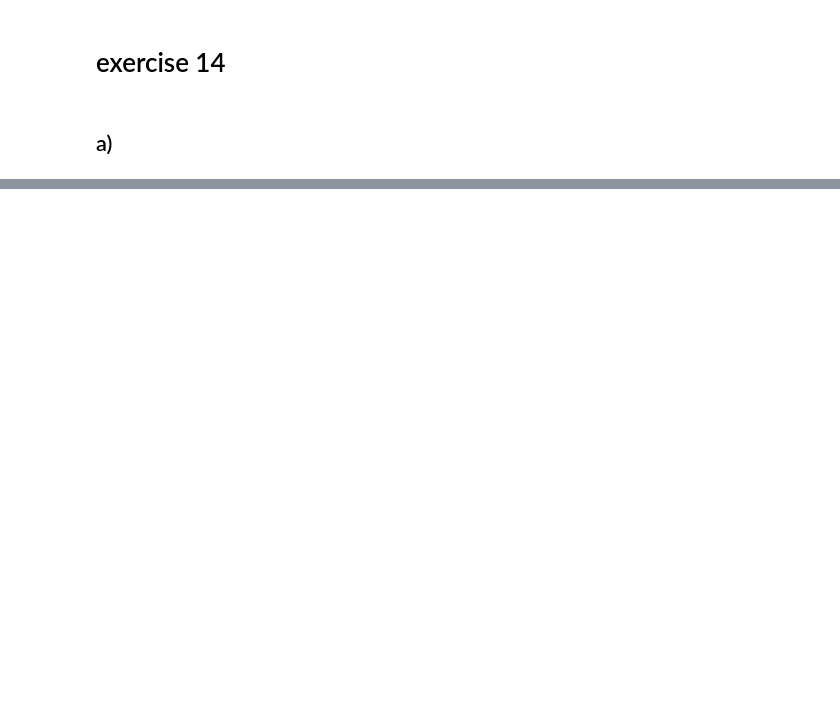
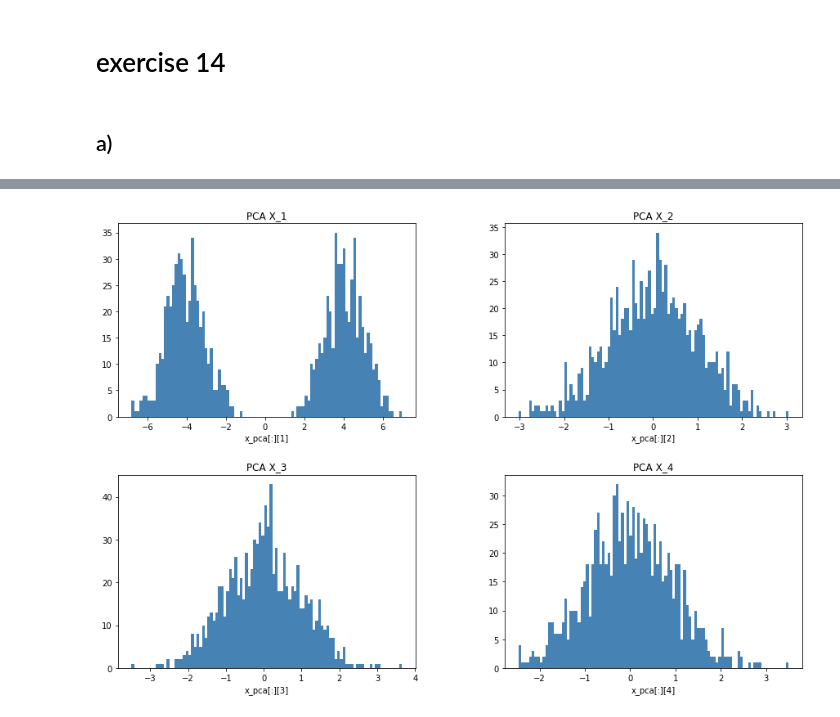
Before and after one commit to ttros/SMD, a Jupyter notebook: 7/exercise_15.ipynb, the cells around one changed output, grey strips where cells are left out. Saved outputs shown, nothing was run; the diff lists cells and outputs as text; code cells hidden in the pictures; blank space fills up the shorter version.

```diff
--- a/7/exercise_15.ipynb
+++ b/7/exercise_15.ipynb
@@ -48,0 +66,19 @@ print(y)
+# %%
+#histograms
+plt.rcParams['figure.figsize'] = [15, 10] #larger plots
+
+plot = plt.figure()
+ax1 = plot.add_subplot(221,xlabel='x_pca[:][1]', title='PCA X_1')
+ax2 = plot.add_subplot(222,xlabel='x_pca[:][2]', title='PCA X_2')
+ax3 = plot.add_subplot(223,xlabel='x_pca[:][3]', title='PCA X_3')
+ax4 = plot.add_subplot(224,xlabel='x_pca[:][4]', title='PCA X_4')
+
+plt.subplots_adjust(wspace=0.3, hspace=0.3)
+
+ax1.hist(x_pca[:,0], bins=100,color='steelblue')
+ax2.hist(x_pca[:,1], bins=100,color='steelblue')
+ax3.hist(x_pca[:,2], bins=100,color='steelblue')
+ax4.hist(x_pca[:,3], bins=100,color='steelblue')
+plt.show()
+# %% [output]
+[figure, added]
```
Also changed, not shown: parts of 6 cells of this notebook.
